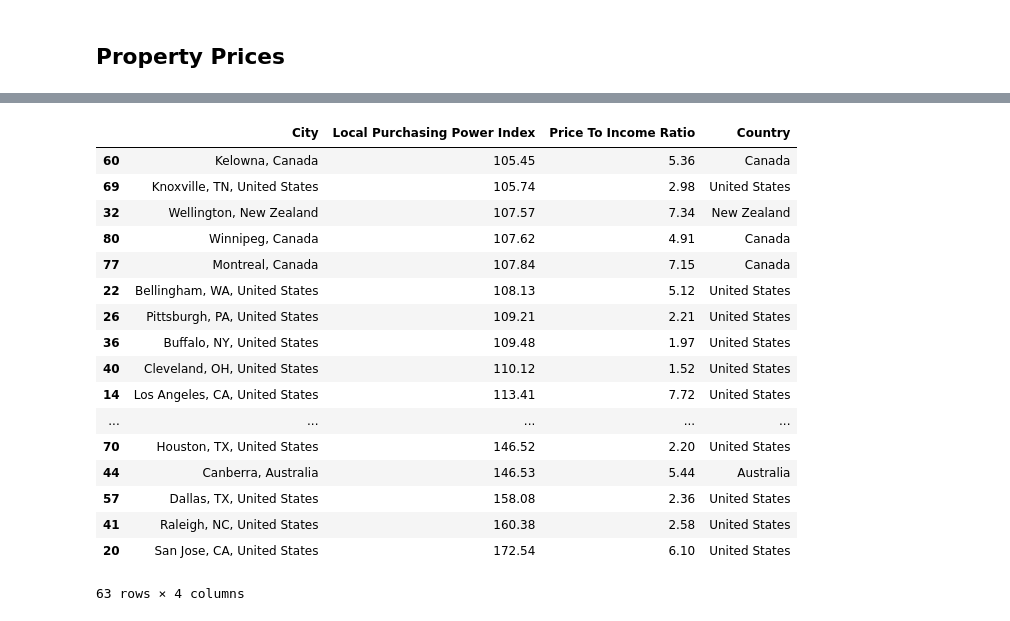
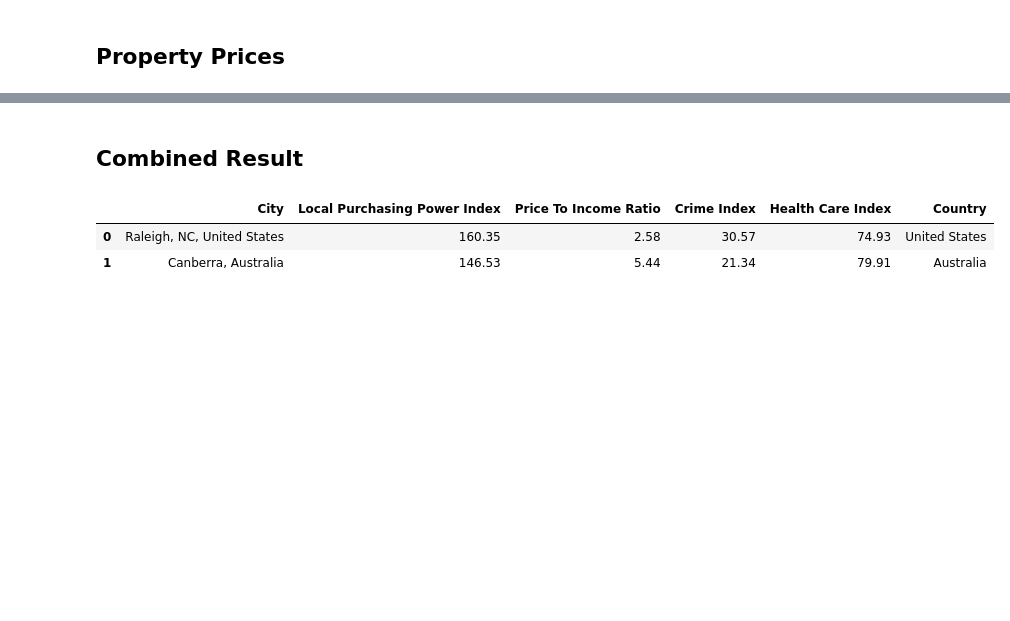
Before and after one commit to syedhassaanahmed/databricks-notebooks, a Jupyter notebook: numbeo.ipynb, the cells around one changed output, grey strips where cells are left out. Saved outputs shown, nothing was run; the diff lists cells and outputs as text; code cells hidden in the pictures; blank space fills up the shorter version.

Commit message:
Update Numbeo notebook with crime and property affordability

```diff
--- a/numbeo.ipynb
+++ b/numbeo.ipynb
@@ -7,14 +22,11 @@ current_city = "Stockholm, Sweden"
 # %% [markdown]
 ## Purchasing Power
 # %%
-purchasing_power = pd.read_html("https://www.numbeo.com/cost-of-living/rankings_current.jsp")[2]
-purchasing_power_column = "Local Purchasing Power Index"
-purchasing_power = purchasing_power[["City", purchasing_power_column]]
+purchasing_power = get_numbeo_dataframe("https://www.numbeo.com/cost-of-living/rankings_current.jsp",
+                                        "Local Purchasing Power Index",
+                                        current_city,
+                                        lower_is_better = False)
 
-
-purchasing_power_current = purchasing_power[purchasing_power.City == current_city].iloc[0]
-
-purchasing_power = purchasing_power[purchasing_power[purchasing_power_column] > purchasing_power_current[purchasing_power_column]]
-purchasing_power.sort_values(purchasing_power_column, ascending = False)
+purchasing_power
 # %% [output]
 |  | City | Local Purchasing Power Index |
@@ -38,14 +47,10 @@ purchasing_power.sort_values(purchasing_power_column, ascending = False)
 # %% [markdown]
 ## Property Prices
 # %%
-property_prices = pd.read_html("https://www.numbeo.com/property-investment/rankings_current.jsp")[2]
-price_to_income_ratio_column = "Price To Income Ratio"
-property_prices = property_prices[["City", price_to_income_ratio_column]]
+property_prices = get_numbeo_dataframe("https://www.numbeo.com/property-investment/rankings_current.jsp",
+                                        "Price To Income Ratio", current_city)
 
-property_prices_current = property_prices[property_prices.City == current_city].iloc[0]
-
-property_prices = property_prices[property_prices[price_to_income_ratio_column] < property_prices_current[price_to_income_ratio_column]]
-property_prices.sort_values(price_to_income_ratio_column)
+property_prices
 # %% [output]
 |  | City | Price To Income Ratio |
 | 309 | Toledo, OH, United States | 1.36 |
@@ -67,0 +75,3 @@ property_prices.sort_values(price_to_income_ratio_column)
+# %%
+crime = get_numbeo_dataframe("https://www.numbeo.com/crime/rankings_current.jsp", "Crime Index", current_city)
+crime
@@ -67,0 +99,5 @@ property_prices.sort_values(price_to_income_ratio_column)
+# %%
+health_care = get_numbeo_dataframe("https://www.numbeo.com/health-care/rankings_current.jsp",
+                                   "Health Care Index", current_city, lower_is_better = False)
+
+health_care
@@ -68,29 +123,17 @@ property_prices.sort_values(price_to_income_ratio_column)
+# %% [markdown]
+## Combined Result
 # %%
-#df_combined = purchasing_power.set_index("City").join(property_prices.set_index("City"), how = "inner").reset_index()
+from functools import reduce
 
-df_combined = pd.merge(purchasing_power, property_prices, on = "City")
+dfs = [purchasing_power, property_prices, crime, health_care]
+df_combined = reduce(lambda left, right: pd.merge(left, right, on = "City"), dfs)
+
 df_combined["Country"] = df_combined.City.str.split(", ").str[-1]
-
 countries_interested = ["United States", "Canada", "Australia", "United Kingdom", "Ireland", "South Africa", "New Zealand"]
 df_combined = df_combined[df_combined.Country.isin(countries_interested)]
 
-df_combined.sort_values("Local Purchasing Power Index", ascending = True)
+df_combined.sort_values("Price To Income Ratio", ascending = True)
 # %% [output]
-|  | City | Local Purchasing Power Index | Price To Income Ratio | Country |
-| 60 | Kelowna, Canada | 105.45 | 5.36 | Canada |
-| 69 | Knoxville, TN, United States | 105.74 | 2.98 | United States |
-| 32 | Wellington, New Zealand | 107.57 | 7.34 | New Zealand |
-| 80 | Winnipeg, Canada | 107.62 | 4.91 | Canada |
-| 77 | Montreal, Canada | 107.84 | 7.15 | Canada |
-| 22 | Bellingham, WA, United States | 108.13 | 5.12 | United States |
-| 26 | Pittsburgh, PA, United States | 109.21 | 2.21 | United States |
-| 36 | Buffalo, NY, United States | 109.48 | 1.97 | United States |
-| 40 | Cleveland, OH, United States | 110.12 | 1.52 | United States |
-| 14 | Los Angeles, CA, United States | 113.41 | 7.72 | United States |
-| ... | ... | ... | ... | ... |
-| 70 | Houston, TX, United States | 146.52 | 2.20 | United States |
-| 44 | Canberra, Australia | 146.53 | 5.44 | Australia |
-| 57 | Dallas, TX, United States | 158.08 | 2.36 | United States |
-| 41 | Raleigh, NC, United States | 160.38 | 2.58 | United States |
-| 20 | San Jose, CA, United States | 172.54 | 6.10 | United States |
+|  | City | Local Purchasing Power Index | Price To Income Ratio | Crime Index | Health Care Index | Country |
+| 0 | Raleigh, NC, United States | 160.35 | 2.58 | 30.57 | 74.93 | United States |
+| 1 | Canberra, Australia | 146.53 | 5.44 | 21.34 | 79.91 | Australia |
-63 rows × 4 columns
```
Also changed, not shown: parts of 8 cells of this notebook.
